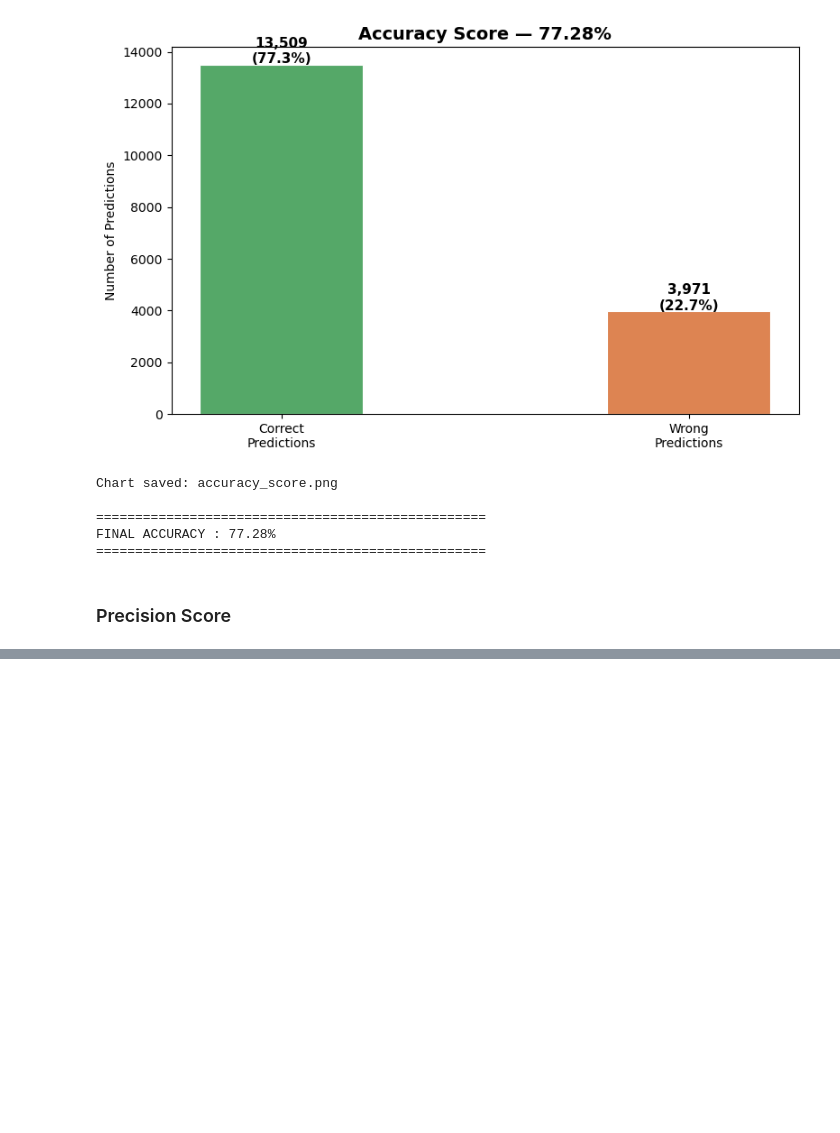
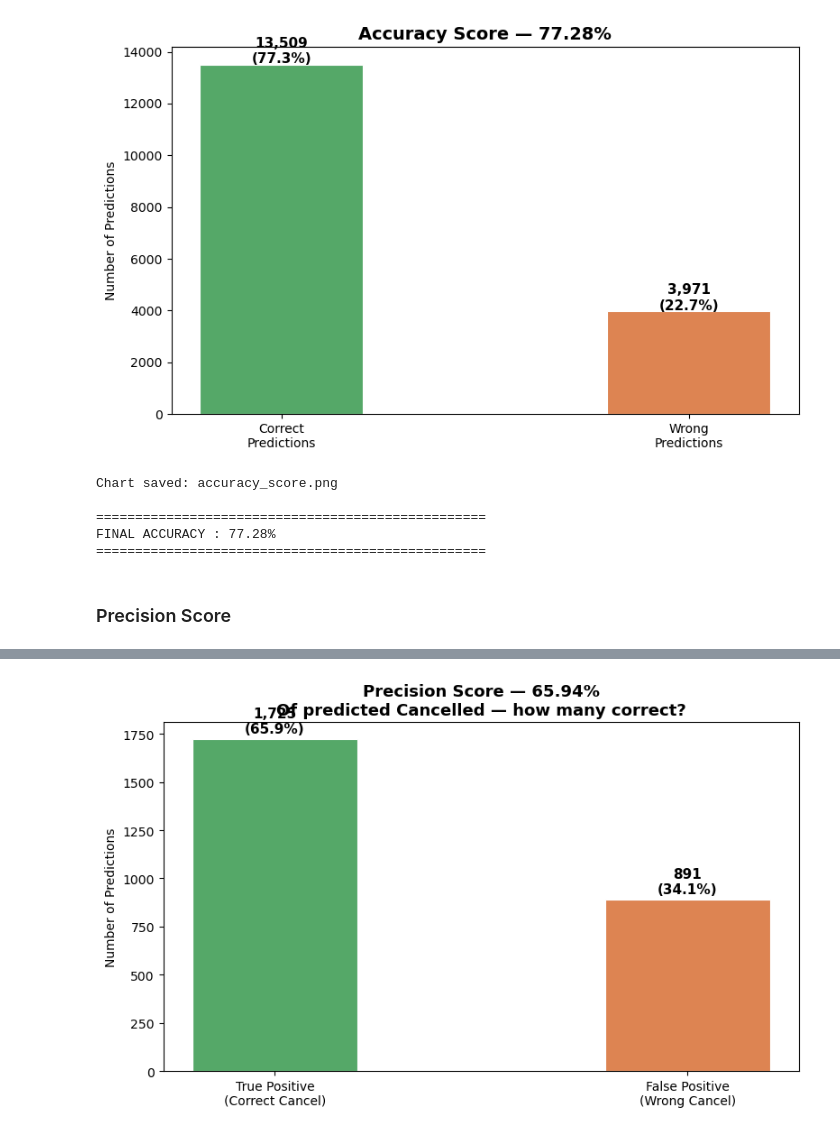
Before and after one commit to elladeniya-dev/ML-Predictive-Analysis, a Jupyter notebook: Member1_Logistic_Regression.ipynb.ipynb, the cells around one changed output, grey strips where cells are left out. Saved outputs shown, nothing was run; the diff lists cells and outputs as text; code cells hidden in the pictures; blank space fills up the shorter version.

```diff
--- a/Member1_Logistic_Regression.ipynb.ipynb
+++ b/Member1_Logistic_Regression.ipynb.ipynb
@@ -1482,3 +1484,88 @@ FINAL ACCURACY : 77.28%
 ==================================================
 # %% [markdown]
  ### Precision Score
+# %%
+print("=" * 50)
+print("PRECISION SCORE")
+print("=" * 50)
+print()
+print("Formula:")
+print("Precision = TP / (TP + FP)")
+print()
+print("Question:")
+print("Of all predicted CANCELLED bookings,")
+print("how many were actually CANCELLED?")
+print()
+
+# Calculate
+precision = precision_score(y_test, y_pred)
+
+# TP and FP
+tp = ((y_pred == 1) & (y_test == 1)).sum()
+fp = ((y_pred == 1) & (y_test == 0)).sum()
+
+print(f"True Positives  (TP) : {tp:,}")
+print(f"  Predicted Cancelled + Actually Cancelled")
+print()
+print(f"False Positives (FP) : {fp:,}")
+print(f"  Predicted Cancelled + Actually NOT Cancelled")
+print()
+print(f"Precision Score      : {precision*100:.2f}%")
+print()
+
+# Interpretation
+print("=" * 50)
+print("INTERPRETATION")
+print("=" * 50)
+if precision >= 0.90:
+    print("Excellent! (90%+)")
+elif precision >= 0.80:
+    print("Very Good! (80-90%)")
+elif precision >= 0.70:
+    print("Good! (70-80%) ✅")
+else:
+    print("Needs improvement (below 70%)")
+print()
+print(f"Out of all bookings predicted as CANCELLED,")
+print(f"{precision*100:.2f}% were actually CANCELLED!")
+print()
+
+# Visual
+fig, ax = plt.subplots(figsize=(8, 5))
+
+categories = ['True Positive\n(Correct Cancel)',
+              'False Positive\n(Wrong Cancel)']
+values     = [tp, fp]
+colors     = ['#55A868', '#DD8452']
+
+bars = ax.bar(categories, values,
+              color=colors,
+              edgecolor='white',
+              linewidth=0.8,
+              width=0.4)
+
+ax.set_title(f'Precision Score — {precision*100:.2f}%\n'
+             f'Of predicted Cancelled — how many correct?',
+             fontsize=13, fontweight='bold')
+ax.set_ylabel('Number of Predictions')
+
+for bar, val in zip(bars, values):
+    ax.text(
+        bar.get_x() + bar.get_width()/2,
+        bar.get_height() + 30,
+        f'{val:,}\n({val/(tp+fp)*100:.1f}%)',
+        ha='center',
+        fontweight='bold',
+        fontsize=11)
+
+plt.tight_layout()
+plt.savefig('precision_score.png',
+            dpi=150, bbox_inches='tight')
+plt.show()
+
+print(f"Chart saved: precision_score.png")
+print()
+print("=" * 50)
+print(f"FINAL PRECISION : {precision*100:.2f}%")
+print("=" * 50)
+# %% [output]
@@ -1484,0 +1589 @@ FINAL ACCURACY : 77.28%
+[figure, added]
```
Also changed, not shown: parts of 4 cells of this notebook, 1 other file.
